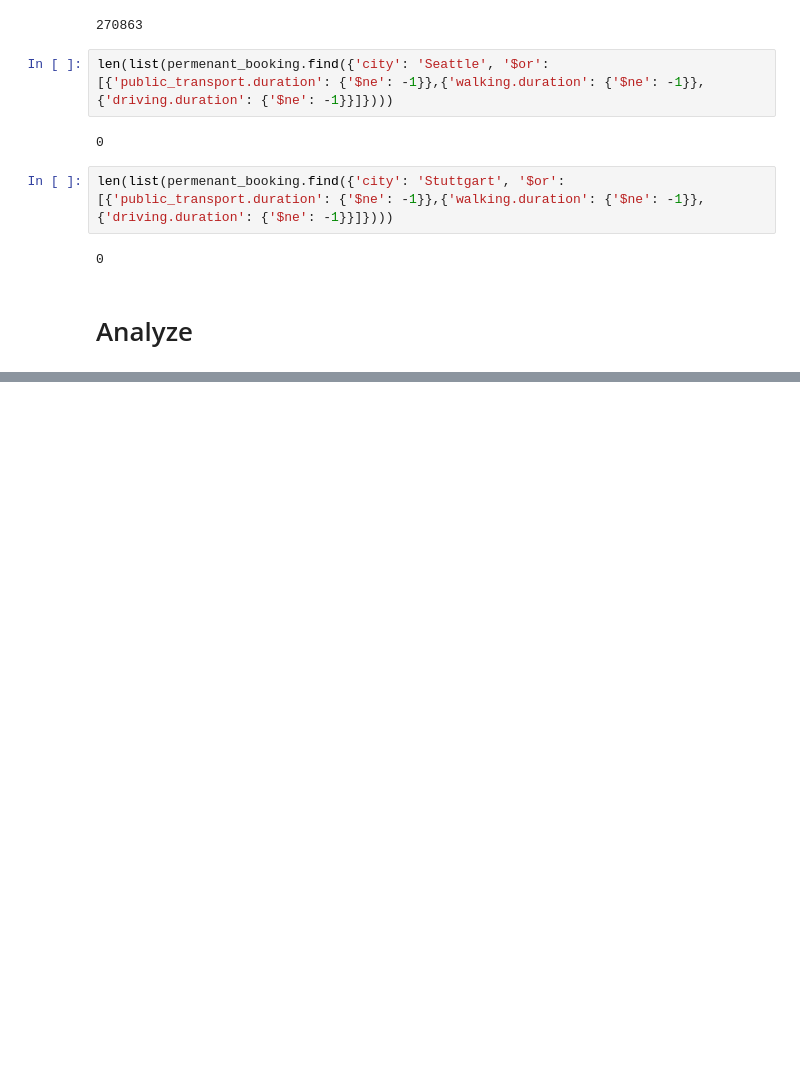
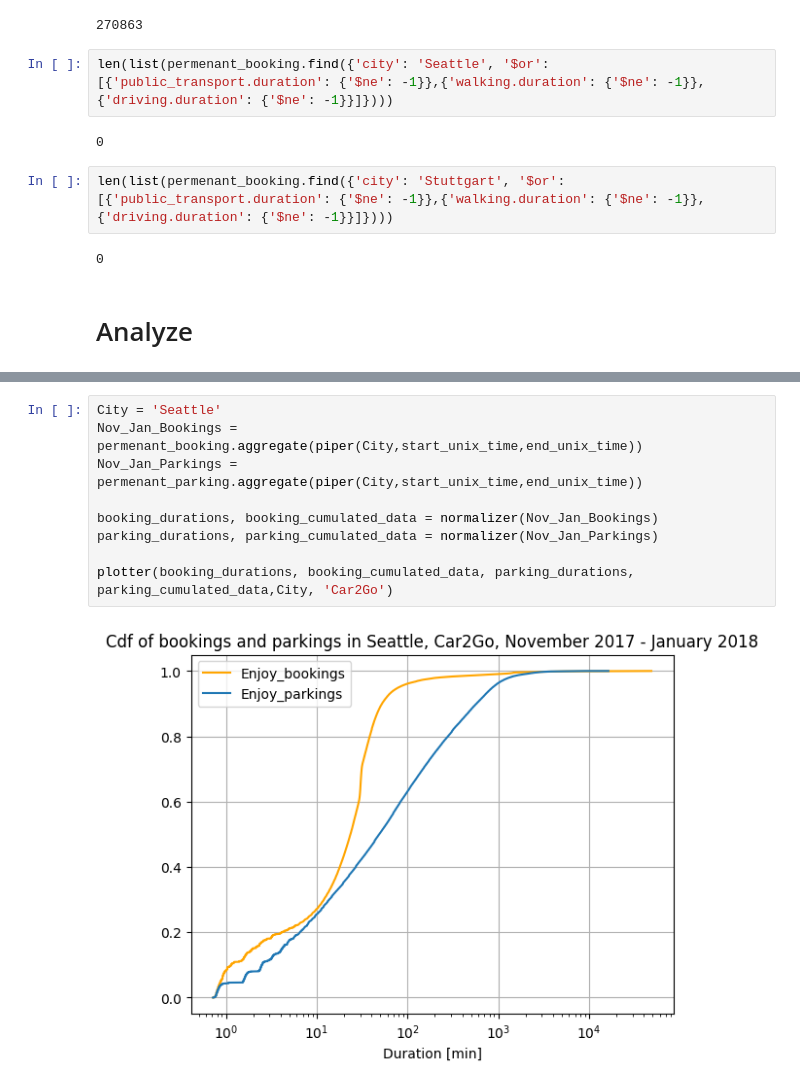
Before and after one commit to A-M-Alizadeh/MobilityLabs, a Jupyter notebook: Lab1.ipynb, the cells around one changed output, grey strips where cells are left out. Cells and saved outputs as stored; diff of their text form; blank space fills up the shorter version.

```diff
--- a/Lab1.ipynb
+++ b/Lab1.ipynb
@@ -323,0 +259,11 @@ plt.show()
+# %%
+City = 'Seattle'
+Nov_Jan_Bookings = permenant_booking.aggregate(piper(City,start_unix_time,end_unix_time))
+Nov_Jan_Parkings = permenant_parking.aggregate(piper(City,start_unix_time,end_unix_time))
+
+booking_durations, booking_cumulated_data = normalizer(Nov_Jan_Bookings)
+parking_durations, parking_cumulated_data = normalizer(Nov_Jan_Parkings)
+
+plotter(booking_durations, booking_cumulated_data, parking_durations, parking_cumulated_data,City, 'Car2Go')
+# %% [output]
+[figure, added]
```
Also changed, not shown: parts of 8 cells of this notebook, 3 other files.
